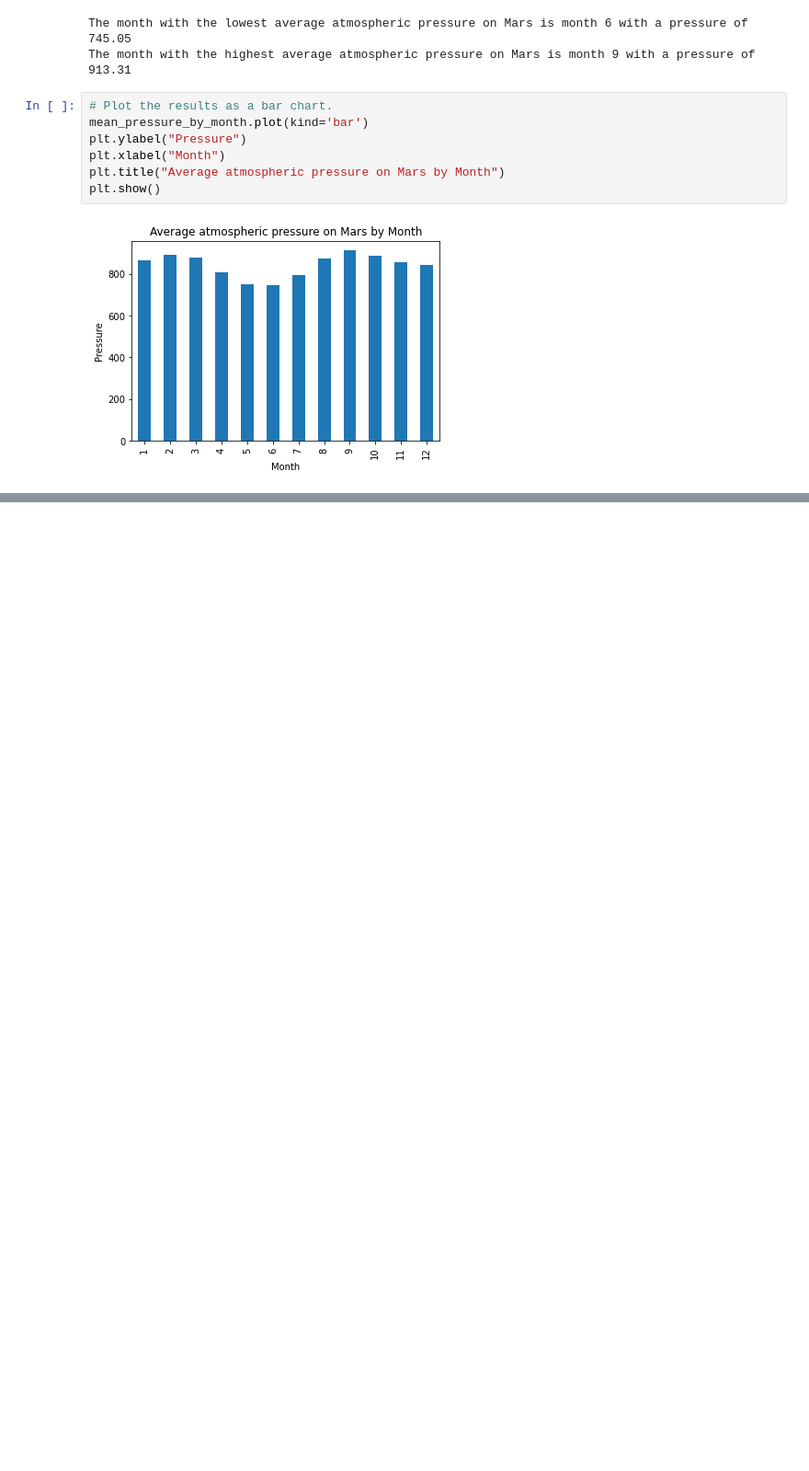
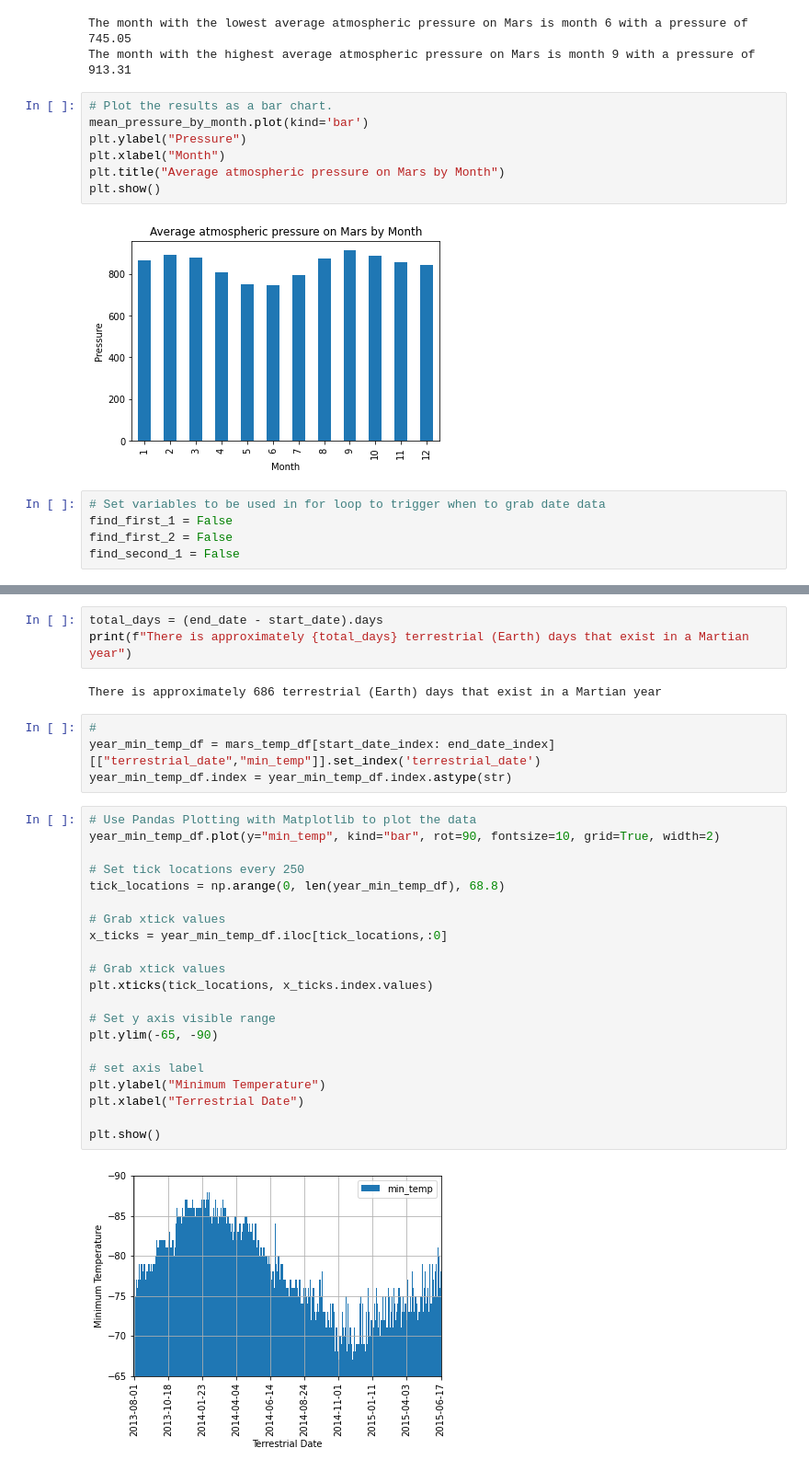
Before and after one commit to joshmartin33/web-scraping-challenge, a Jupyter notebook: mars_data_challenge_part_2.ipynb, the cells around one changed output, grey strips where cells are left out. Shown: that part at 92% size. Saved outputs shown, nothing was run; the diff lists cells and outputs as text; blank space fills up the shorter version.

```diff
--- a/mars_data_challenge_part_2.ipynb
+++ b/mars_data_challenge_part_2.ipynb
@@ -151,3 +151,8 @@ plt.title("Average atmospheric pressure on Mars by Month")
 plt.show()
 # %% [output]
 [figure]
+# %%
+# Set variables to be used in for loop to trigger when to grab date data
+find_first_1 = False
+find_first_2 = False
+find_second_1 = False
@@ -153,0 +185,32 @@ plt.show()
+# %%
+total_days = (end_date - start_date).days
+print(f"There is approximately {total_days} terrestrial (Earth) days that exist in a Martian year")
+# %% [output]
+There is approximately 686 terrestrial (Earth) days that exist in a Martian year
+# %%
+#
+year_min_temp_df = mars_temp_df[start_date_index: end_date_index][["terrestrial_date","min_temp"]].set_index('terrestrial_date')
+year_min_temp_df.index = year_min_temp_df.index.astype(str)
+# %%
+# Use Pandas Plotting with Matplotlib to plot the data
+year_min_temp_df.plot(y="min_temp", kind="bar", rot=90, fontsize=10, grid=True, width=2)
+
+# Set tick locations every 250
+tick_locations = np.arange(0, len(year_min_temp_df), 68.8)
+
+# Grab xtick values
+x_ticks = year_min_temp_df.iloc[tick_locations,:0]
+
+# Grab xtick values
+plt.xticks(tick_locations, x_ticks.index.values)
+
+# Set y axis visible range
+plt.ylim(-65, -90)
+
+# set axis label
+plt.ylabel("Minimum Temperature")
+plt.xlabel("Terrestrial Date")
+
+plt.show()
+# %% [output]
+[figure, added]
```
Also changed, not shown: parts of 1 cell of this notebook.
